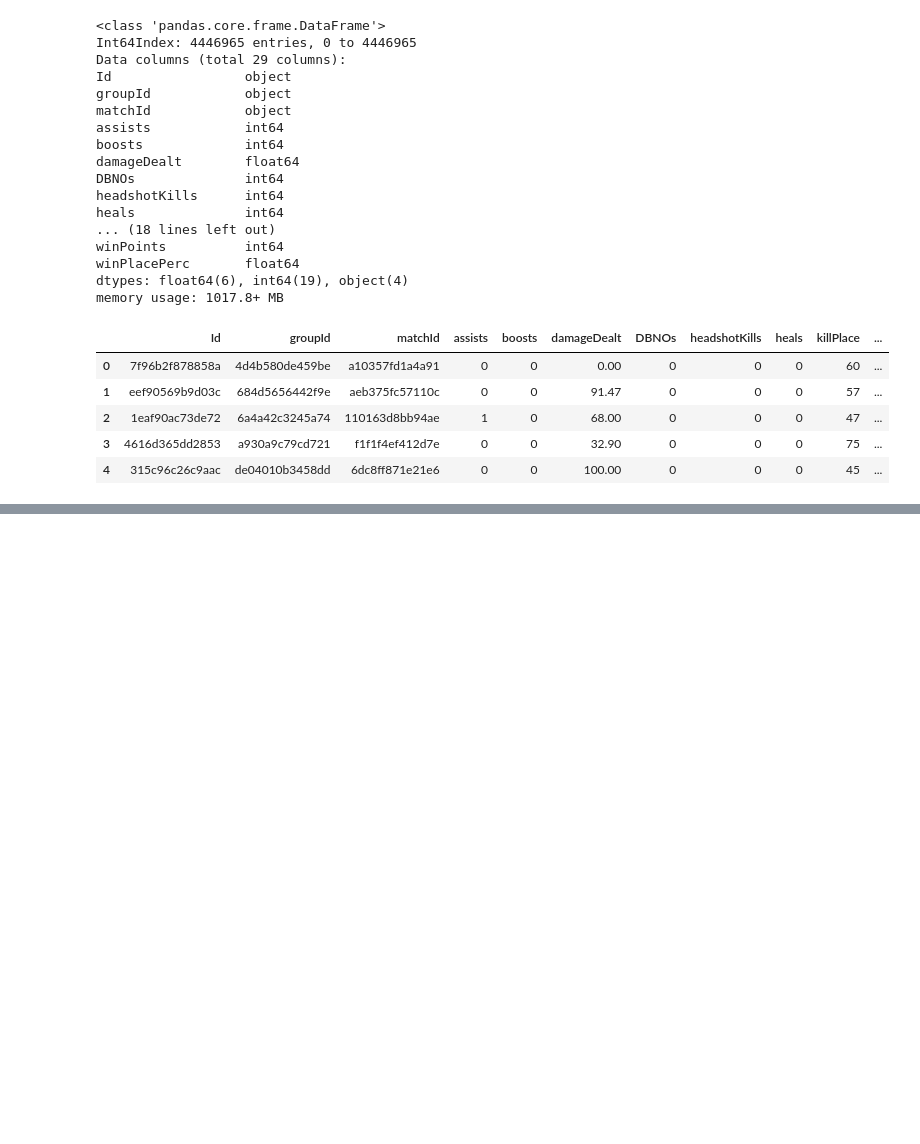
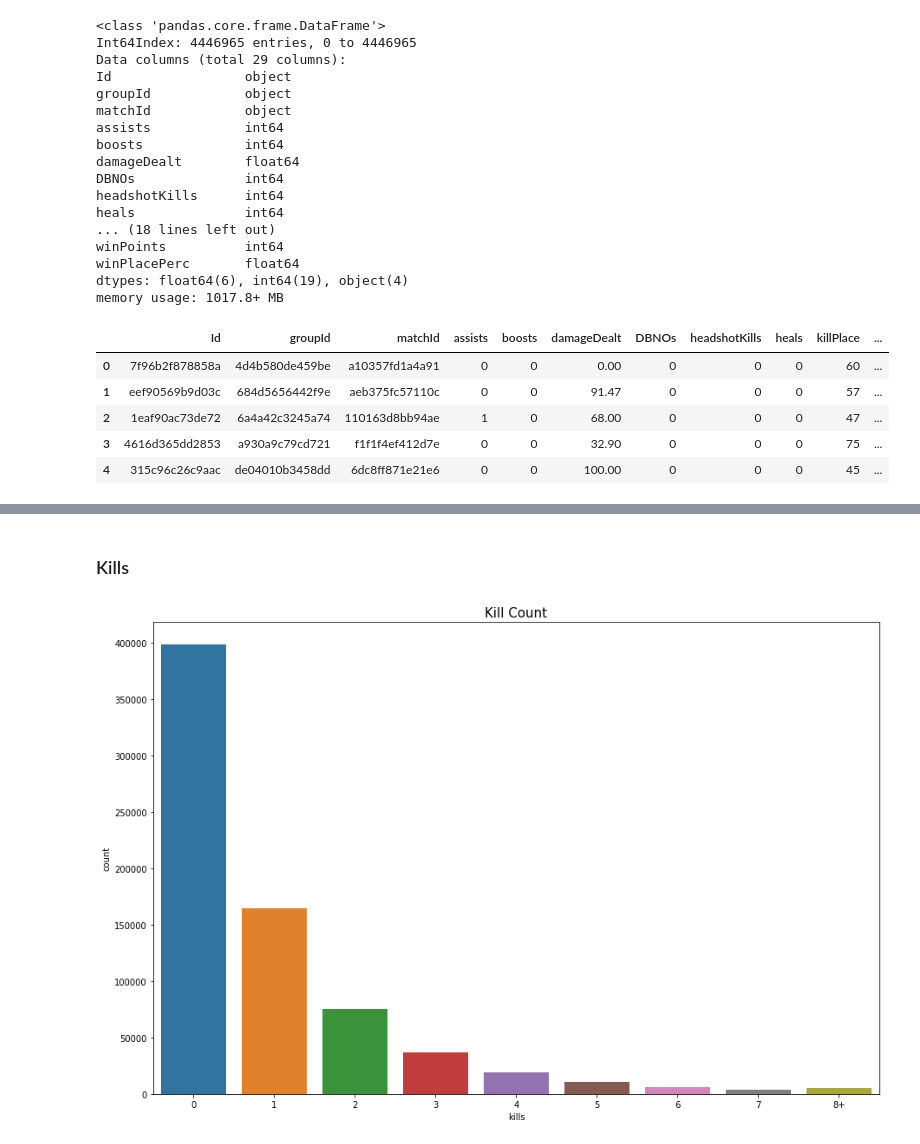
Before and after one commit to Szmariu/scaling-octo-disco, a Jupyter notebook: code.ipynb, the cells around one changed output, grey strips where cells are left out. Drawn from its saved outputs; the diff is of its cells as text; code cells hidden in the pictures; blank space fills up the shorter version.

```diff
--- a/code.ipynb
+++ b/code.ipynb
@@ -423,0 +218,11 @@ print(accs)
+# %% [markdown]
+### Kills
+# %%
+dataKills = data.copy()
+dataKills.loc[dataKills['kills'] > dataKills['kills'].quantile(0.99)] = '8+'
+plt.figure(figsize=(15,10))
+sns.countplot(dataKills['kills'].astype('str').sort_values())
+plt.title("Kill Count",fontsize=15)
+plt.show()
+# %% [output]
+[figure, added]
```
Also changed, not shown: parts of 147 cells of this notebook, 8 other files.
